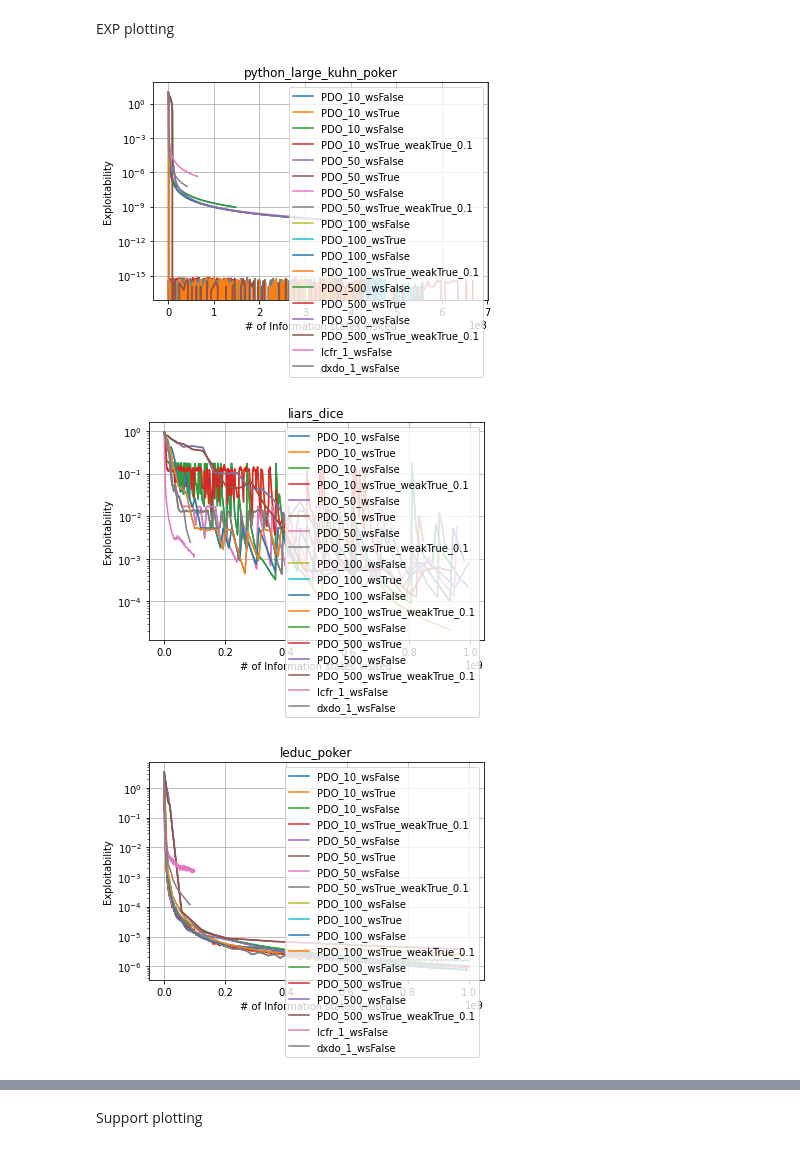
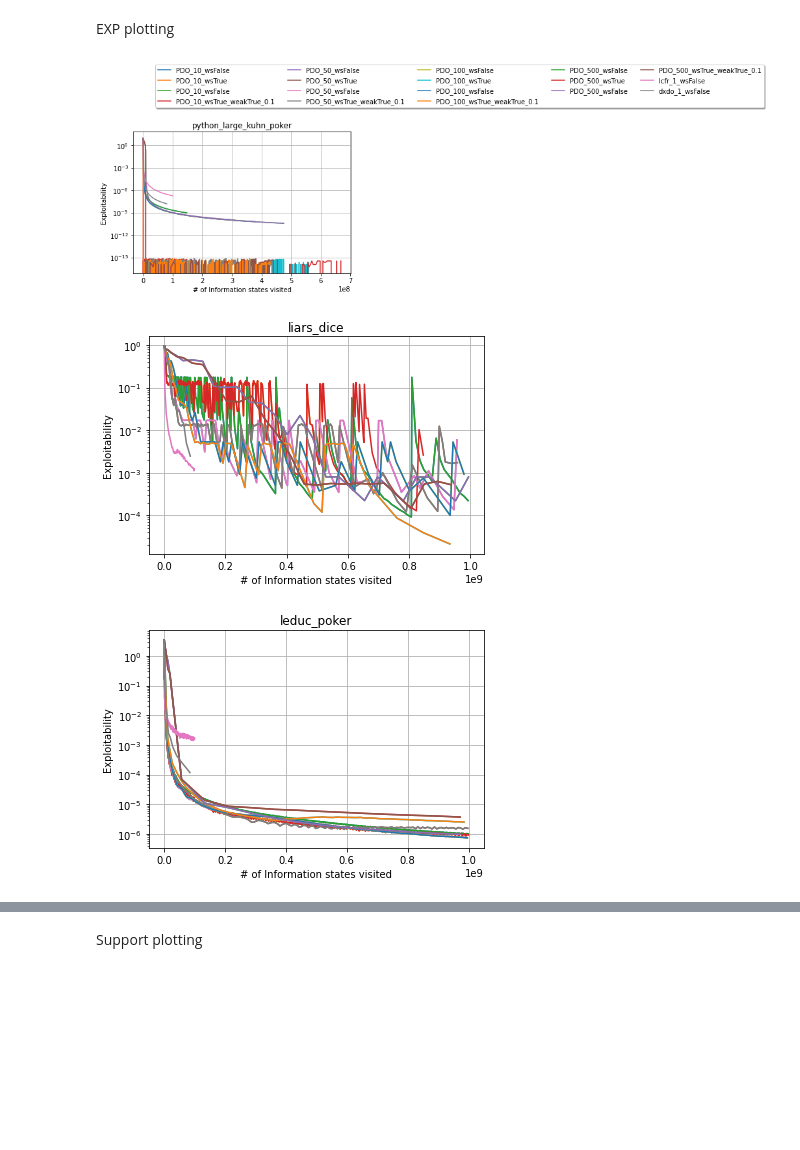
Before and after one commit to xiaohangt/RMDO, a Jupyter notebook: plot_all.ipynb, the cells around one changed output, grey strips where cells are left out. Cells and saved outputs as stored; diff of their text form; code cells hidden in the pictures; blank space fills up the shorter version.

```diff
--- a/plot_all.ipynb
+++ b/plot_all.ipynb
@@ -44,37 +34,39 @@ env_name = "your_env_name"  # Replace with your environment name
 algorithm_name = "your_algorithm_name"  # Replace with your algorithm name
 num_iteration = 1000  # Replace with the number of iterations
 is_warm_start = True  # Replace with True or False as needed
-
+legend_done = False
 
 for env_name in ["python_large_kuhn_poker", "liars_dice", "leduc_poker", "leduc_poker_dummy", "kuhn_poker", "oshi_zumo"]:
     plt.cla()
     for algorithm_name in ["PDO"]:
         for num_iteration in [10, 50, 100, 500]:
             for weak_warm_start in ["", "_weakTrue_0.1"]:
                 plot_curves_exact(env_name,
                                   algorithm_name,
                                   num_iteration,
                                   is_warm_start=False,
                                   max_x=1e9)
                 plot_curves_exact(env_name,
                                   algorithm_name,
                                   num_iteration,
                                   is_warm_start=True,
                                   weak_warm_start=weak_warm_start,
                                   max_x=1e9)
 #             get_support(env_name, algorithm_name, num_iteration, is_warm_start=False)
 
     plot_curves_exact(env_name, "lcfr", base=True)
     plot_curves_exact(env_name, "dxdo", base=True)
 
     plt.yscale("log")
     plt.xlabel('# of Information states visited')
     plt.ylabel('Exploitability')
     plt.title(f'{env_name}')
-    plt.legend()
+    if not legend_done:
+        plt.legend(loc='upper center', bbox_to_anchor=(1.5, 1.5), fancybox=True, shadow=True, ncol=5)
+        legend_done = True
     plt.grid(True)
     plt.show()
 # %% [output]
-[figure, old version]
+[figure, new version]
-[figure, old version]
+[figure, new version]
-[figure, old version]
+[figure, new version]
```
Also changed, not shown: parts of 7 cells of this notebook, 1 other file.
